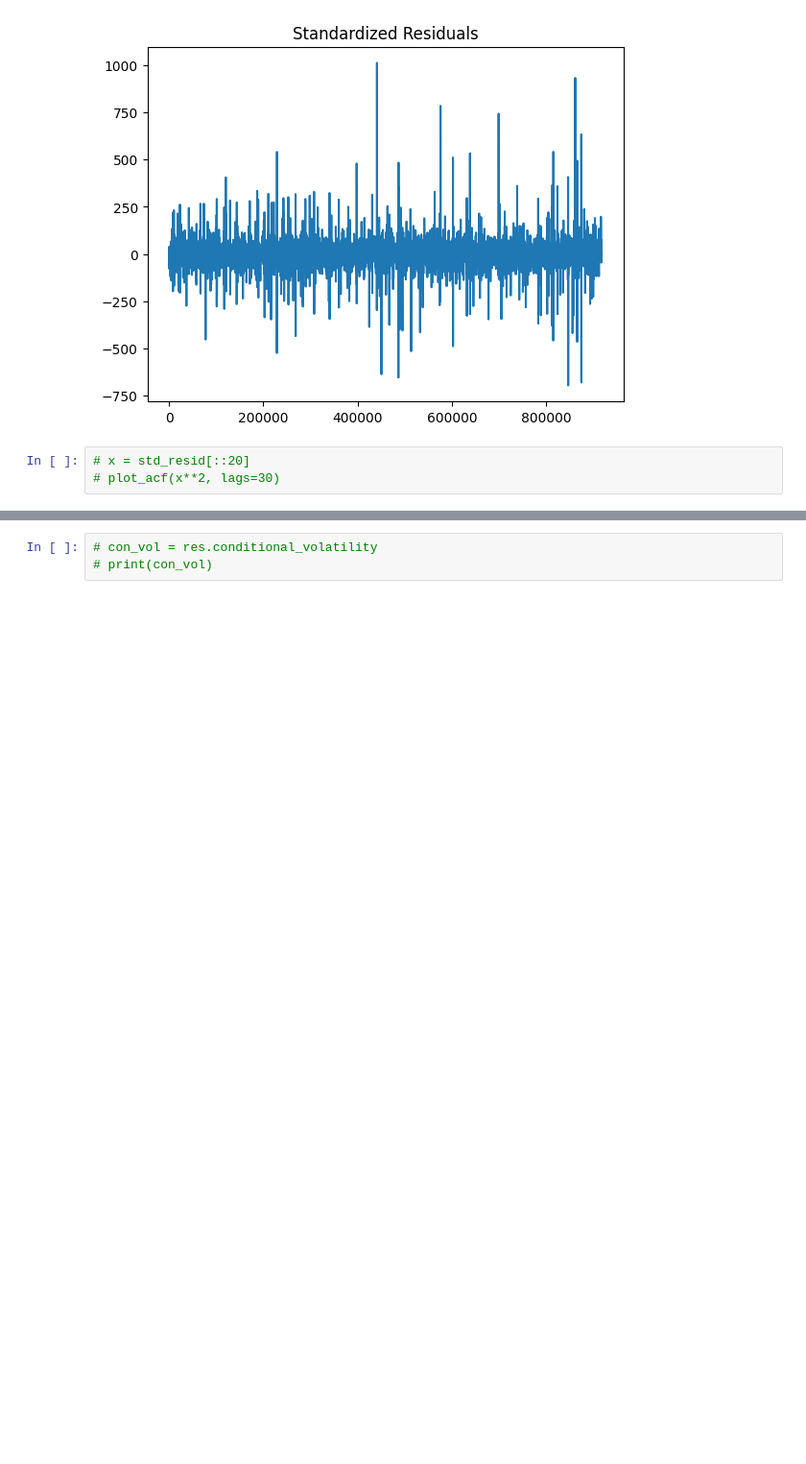
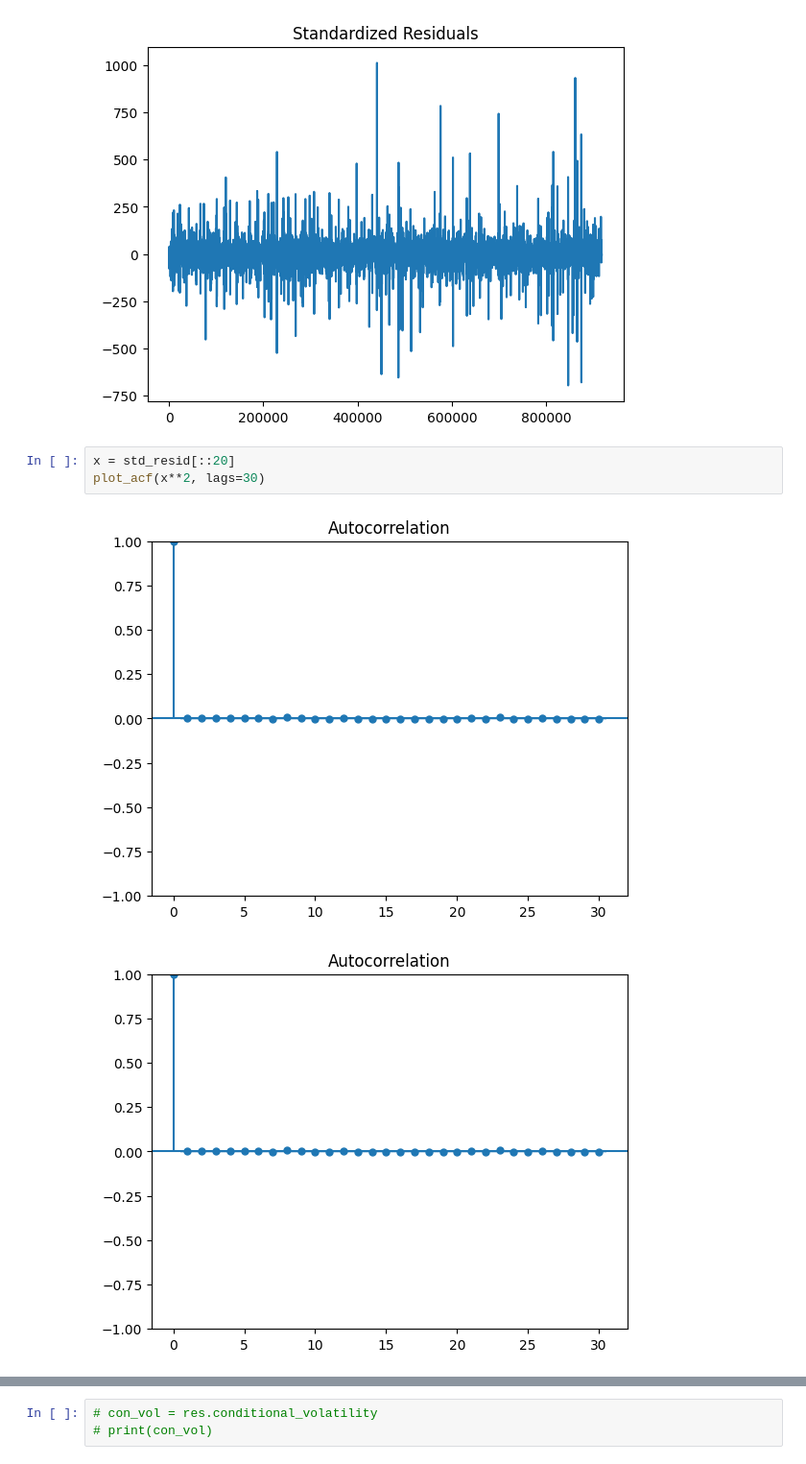
Before and after one commit to MarkDeng86/VolatilityPredictionDeepLearning, a Jupyter notebook: “OptiverRV_ipynb”的副本.ipynb, the cells around one changed output, grey strips where cells are left out. Shown at 96% size. Drawn from its saved outputs; the diff is of its cells as text; blank space fills up the shorter version.

```diff
--- a/“OptiverRV_ipynb”的副本.ipynb
+++ b/“OptiverRV_ipynb”的副本.ipynb
@@ -336,6 +352,9 @@ plt.show()
 # %% [output]
 [figure]
 # %%
-# x = std_resid[::20]
-# plot_acf(x**2, lags=30)
+x = std_resid[::20]
+plot_acf(x**2, lags=30)
+# %% [output]
+[figure, added]
+[figure, added]
 # %%
```
Also changed, not shown: parts of 10 cells of this notebook.
